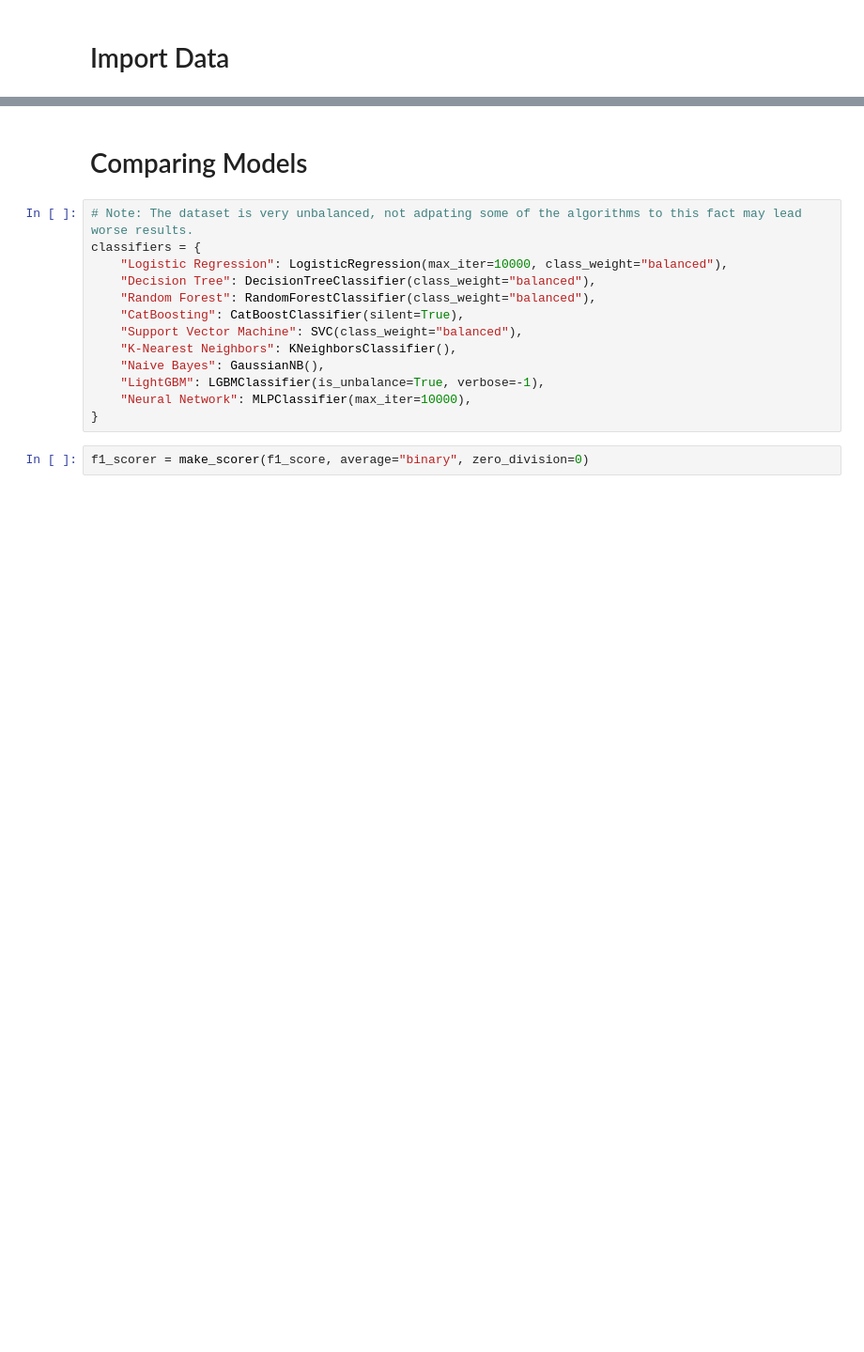
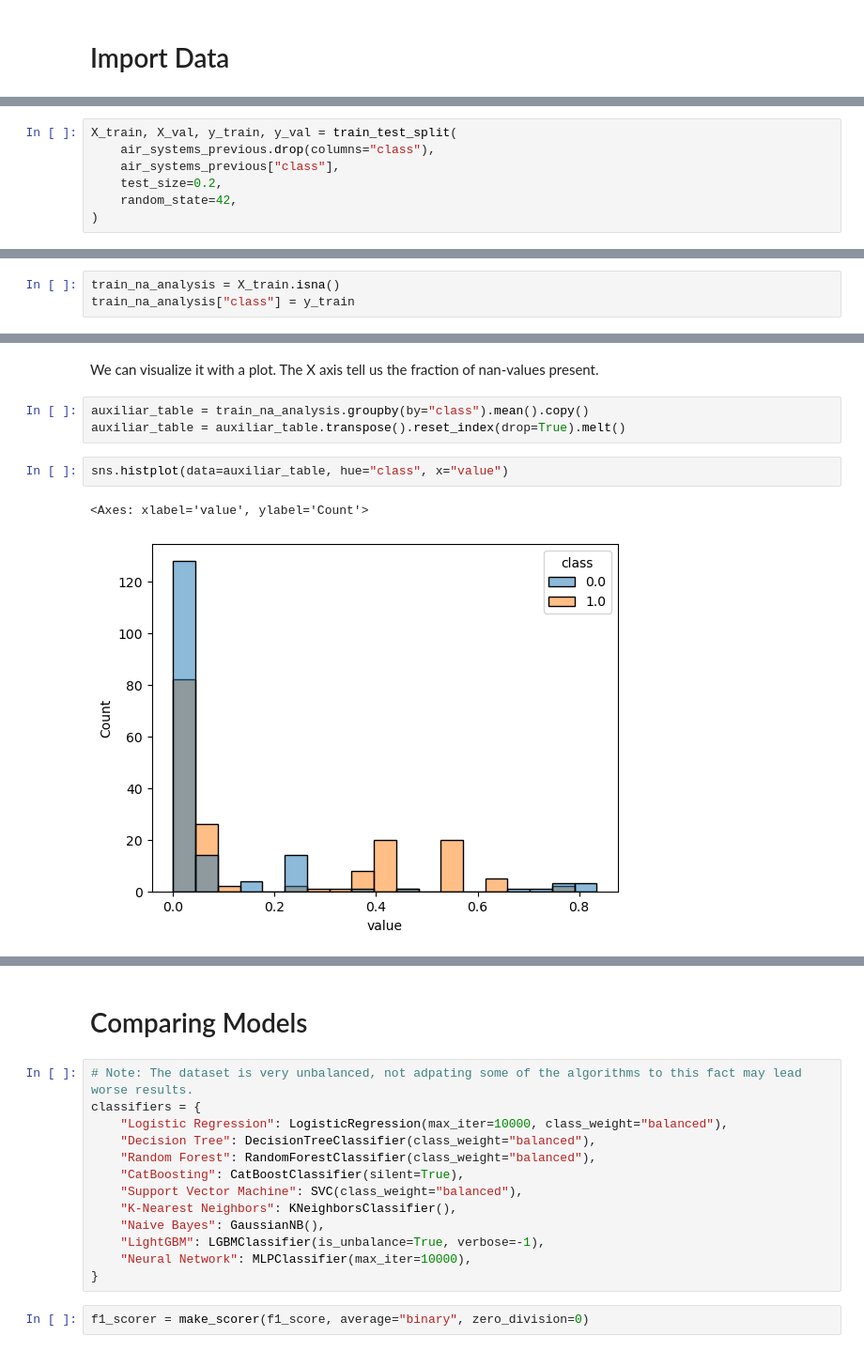
Before and after one commit to MatheusVazManzke/bix-intelligence-challenge, a Jupyter notebook: notebooks/exploration/0.0-mvm-data-exploration.ipynb, the cells around one changed output, grey strips where cells are left out. Shown at 94% size. Cells and saved outputs as stored; diff of their text form; blank space fills up the shorter version.

```diff
--- a/notebooks/exploration/0.0-mvm-data-exploration.ipynb
+++ b/notebooks/exploration/0.0-mvm-data-exploration.ipynb
@@ -358,0 +117,7 @@ air_systems_previous['random_noise'] = np.random.normal(loc=0.0, scale=1.0, size
+# %%
+X_train, X_val, y_train, y_val = train_test_split(
+    air_systems_previous.drop(columns="class"),
+    air_systems_previous["class"],
+    test_size=0.2,
+    random_state=42,
+)
@@ -358,0 +133,3 @@ air_systems_previous['random_noise'] = np.random.normal(loc=0.0, scale=1.0, size
+# %%
+train_na_analysis = X_train.isna()
+train_na_analysis["class"] = y_train
@@ -358,0 +172,10 @@ air_systems_previous['random_noise'] = np.random.normal(loc=0.0, scale=1.0, size
+# %% [markdown]
+We can visualize it with a plot. The X axis tell us the fraction of nan-values present.
+# %%
+auxiliar_table = train_na_analysis.groupby(by="class").mean().copy()
+auxiliar_table = auxiliar_table.transpose().reset_index(drop=True).melt()
+# %%
+sns.histplot(data=auxiliar_table, hue="class", x="value")
+# %% [output]
+<Axes: xlabel='value', ylabel='Count'>
+[figure, added]
```
Also changed, not shown: parts of 158 cells of this notebook, 39 other files.
